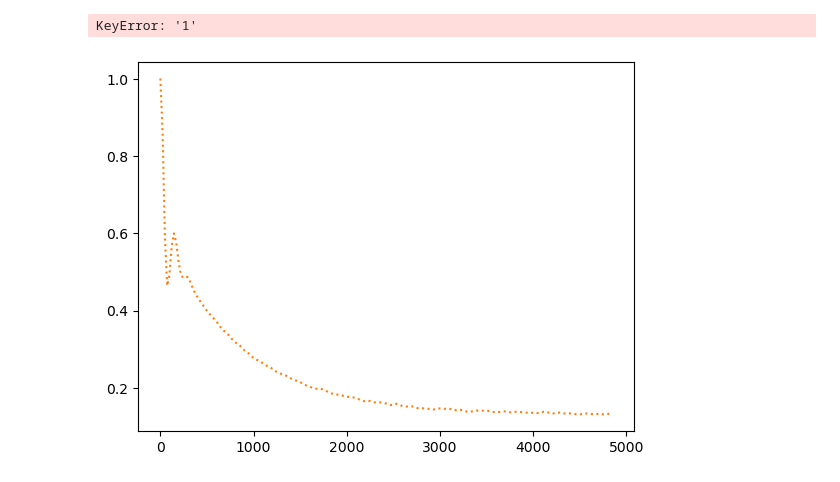
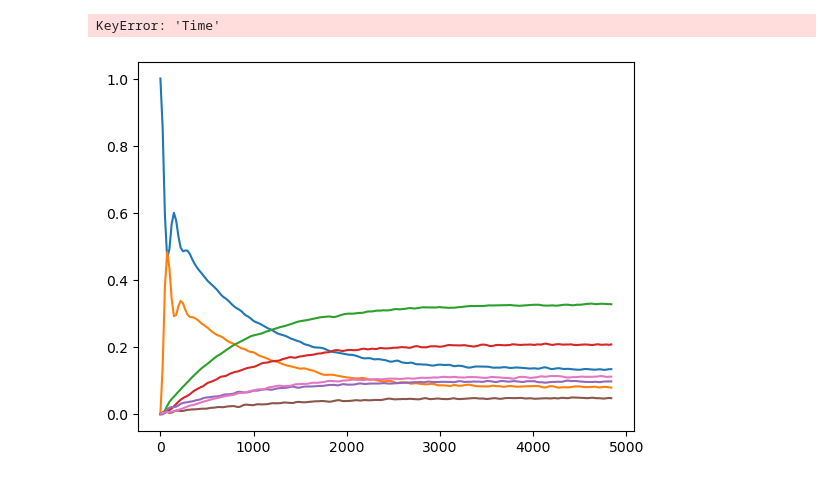
Before and after one commit to chloe-cyc/Part-II, a Jupyter notebook: MASH_optimization/data_plotting.ipynb, the cells around one changed output. Drawn from its saved outputs; the diff is of its cells as text; code cells hidden in the pictures.

Commit message:
Fast exponential calculation and site data

```diff
--- a/MASH_optimization/data_plotting.ipynb
+++ b/MASH_optimization/data_plotting.ipynb
@@ -44,3 +43,5 @@ site_data_path = "Data/mash_site300K.dat"
 column_names = ["Time","1","2","3","4","5","6","7"] #Over Time in ps
 df2 = pd.read_csv(site_data_path,delimiter=" ",names=column_names)
 df2 = df2[(df2.index % 50 == 0) | (df2.index == len(df2) - 1)]
+time_t = df2["Time"].values
+delta_t = time_t[1]-time_t[0]
@@ -58,0 +48,4 @@ df3.tail()
+# %%
+df = df2[df2["Time"]>=10e+02]
+df = df[(df.index % 30 == 0) | (df.index == len(df) - 1)]
+time_t = df["Time"].values
@@ -58,0 +67,16 @@ df3.tail()
+# %%
+#Import least squares optimized site data
+site_data_ls_path = "site_ls.dat"
+column_name_ls = ["1","2","3","4","5","6","7"] #Over Time in ps
+df4 = pd.read_csv(site_data_path,delimiter="\t",names=column_names)
+# %%
+from leastsquares_site300K_all_states import new_matkappa_to_matr,p_model
+from scipy.linalg import expm
+kappas = np.loadtxt("site_ls_kappas.dat")
+print(kappas)
+r_of_t_ls = new_matkappa_to_matr(kappas)
+exp_ls_del_t = expm(r_of_t_ls*delta_t)
+p_model_least_squares = np.array(p_model(exp_ls_del_t,time_t.size))
+
+df = pd.DataFrame(p_model_least_squares, columns=column_name_ls)
+df.tail()
@@ -59,14 +94,14 @@ df3.tail()
 # %%
-#Plotting site data
+for column_name in column_names[1:]:
+    plt.plot(df2["Time"], df2[column_name],"-", label=column_name)
+for column_name in column_name_ls:
+    plt.plot(df["Time"],df[column_name], ":", label=column_name)
 
-for i,column_name in enumerate(column_names[1:],start=1):
-    c = 'C%i'%i
-    plt.plot(df2["Time"],df2.iloc[column_name],":", label=column_name,color=c)
-    plt.plot(df2["Time"],df3[column_name], ":", label=column_name, color=c)
 plt.xlabel("Time(ps)")
 plt.ylabel("Population (1-n)")
 plt.legend(bbox_to_anchor=(1.04, 1), borderaxespad=0)
-plt.show()
+
+plt.show
 # %% [output]
-KeyError: '1'
+KeyError: 'Time'
-[figure, old version]
+[figure, new version]
```
Also changed, not shown: parts of 8 cells of this notebook, 4 other files.
